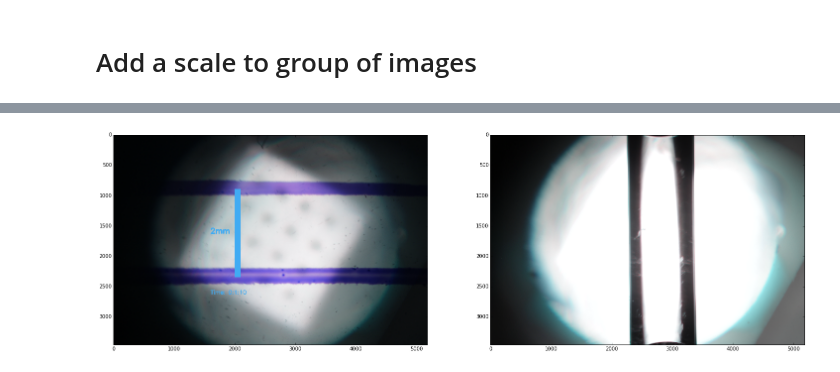
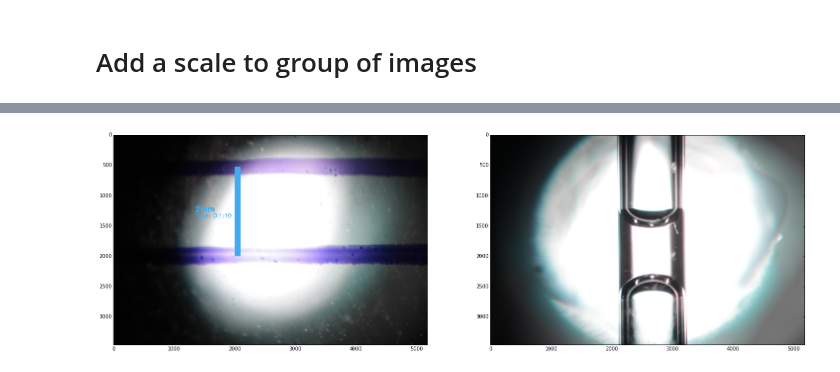
Before and after one commit to amirhamini/image-processing, a Jupyter notebook: opencv/add-scale.ipynb, the cells around one changed output, grey strips where cells are left out. Drawn from its saved outputs; the diff is of its cells as text; code cells hidden in the pictures.

```diff
--- a/opencv/add-scale.ipynb
+++ b/opencv/add-scale.ipynb
@@ -24,34 +24,34 @@ plt.show()
 # %%
-img = cv2.imread('./pic/IMG_0006.JPG')
+img = cv2.imread('./pic/IMG_0506.JPG')
 scale_img = cv2.imread('./pic/2mm_redline_c2c.JPG')
 #
-top_left = (2000, 900)
-bottom_right = (2100, 2350)
+top_left = (2000, 530)
+bottom_right = (2100, 2000)
 color = (64, 171, 243)
 cv2.rectangle(scale_img, top_left, bottom_right, color, -1)
 font = cv2.FONT_HERSHEY_SIMPLEX
-x_txt = top_left[0] - 400; y_txt = int(0.5 * (top_left[1] + bottom_right[1]));
+x_txt = top_left[0] - 650; y_txt = int(0.5 * (top_left[1] + bottom_right[1]));
 cv2.putText(scale_img, "2mm", (x_txt, y_txt), font, 4, color, thickness=20)
 #
 time = 70
 hr = time/3600
 time = time - hr * 3600
 minute = time / 60
 sec = time - minute * 60
 
-cv2.putText(scale_img, "Time: %d:%d:%d" %(hr, minute, sec), (x_txt, y_txt + 1000), font, 3, color, thickness=10)
+cv2.putText(scale_img, "Time: %d:%d:%d" %(hr, minute, sec), (x_txt, y_txt + 100), font, 3, color, thickness=10)
 #
 fig01 = plt.figure(1, figsize=(25, 40), dpi=90)
 #
 plt.subplot(121)
 plt.imshow(scale_img, cmap = 'gray')
 #
 plt.subplot(122)
 plt.imshow(img, cmap = 'gray')
 #
 plt.show()
 # %% [output]
-[figure, old version]
+[figure, new version]
 # %%
 path_read = './pic/'
 path_write = './processed/'
```
Also changed, not shown: parts of 6 cells of this notebook.
